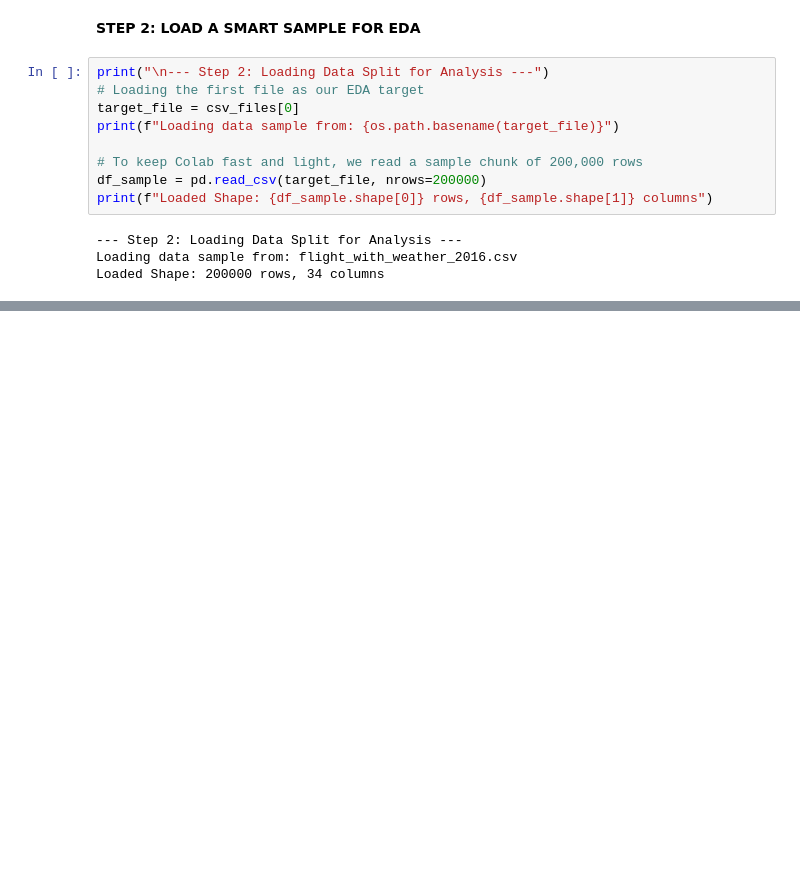
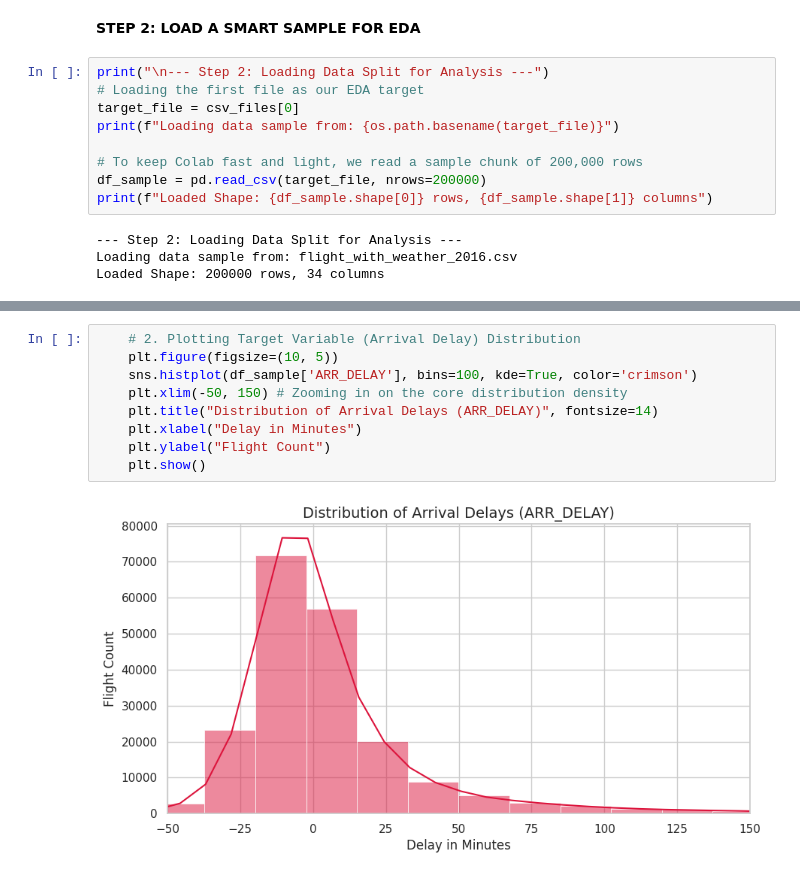
Before and after one commit to SriVarshan733/final-year-project-UH, a Jupyter notebook: final_year_project_uh.ipynb, the cells around one changed output, grey strips where cells are left out. Cells and saved outputs as stored; diff of their text form; blank space fills up the shorter version.

```diff
--- a/final_year_project_uh.ipynb
+++ b/final_year_project_uh.ipynb
@@ -96,0 +147,11 @@ Loaded Shape: 200000 rows, 34 columns
+# %%
+    # 2. Plotting Target Variable (Arrival Delay) Distribution
+    plt.figure(figsize=(10, 5))
+    sns.histplot(df_sample['ARR_DELAY'], bins=100, kde=True, color='crimson')
+    plt.xlim(-50, 150) # Zooming in on the core distribution density
+    plt.title("Distribution of Arrival Delays (ARR_DELAY)", fontsize=14)
+    plt.xlabel("Delay in Minutes")
+    plt.ylabel("Flight Count")
+    plt.show()
+# %% [output]
+[figure, added]
```
Also changed, not shown: parts of 6 cells of this notebook.
